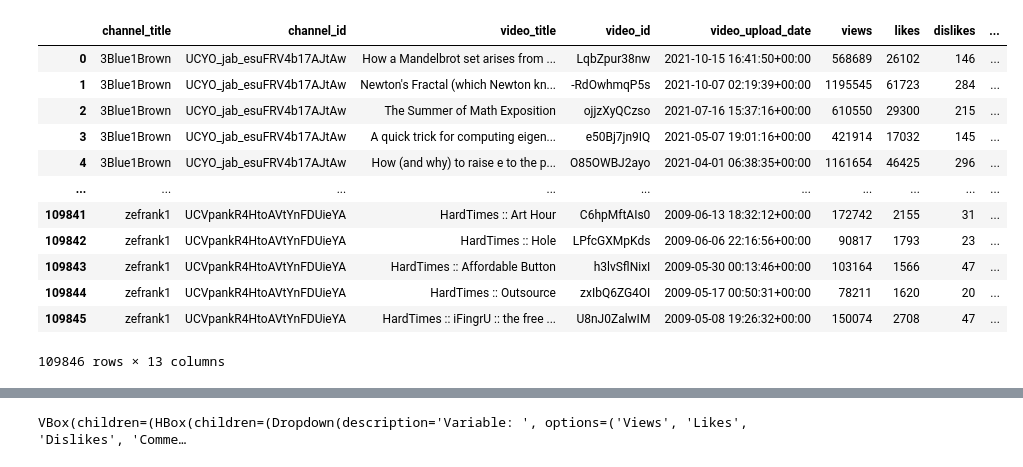
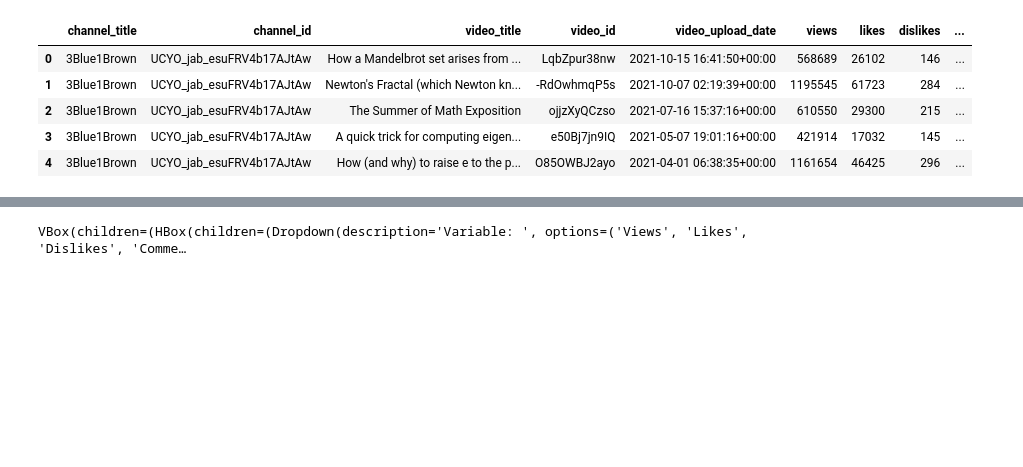
Before and after one commit to rafael747cardoso/Youtube_Stats, a Jupyter notebook: Data_analysis.ipynb, the cells around one changed output, grey strips where cells are left out. Cells and saved outputs as stored; diff of their text form; code cells hidden in the pictures; blank space fills up the shorter version.

```diff
--- a/Data_analysis.ipynb
+++ b/Data_analysis.ipynb
@@ -15,19 +15,12 @@ pd.set_option("display.max_rows", 300)
 # Read the data:
 df_videos = pd.read_csv("data/videos_data.csv", sep = ";")
 # %%
-df_videos
+df_videos.head(5)
 # %% [output]
 |  | channel_title | channel_id | video_title | video_id | video_upload_date | views | likes | dislikes | ... |
 | 0 | 3Blue1Brown | UCYO_jab_esuFRV4b17AJtAw | How a Mandelbrot set arises from ... | LqbZpur38nw | 2021-10-15 16:41:50+00:00 | 568689 | 26102 | 146 | ... |
 | 1 | 3Blue1Brown | UCYO_jab_esuFRV4b17AJtAw | Newton's Fractal (which Newton kn... | -RdOwhmqP5s | 2021-10-07 02:19:39+00:00 | 1195545 | 61723 | 284 | ... |
 | 2 | 3Blue1Brown | UCYO_jab_esuFRV4b17AJtAw | The Summer of Math Exposition | ojjzXyQCzso | 2021-07-16 15:37:16+00:00 | 610550 | 29300 | 215 | ... |
 | 3 | 3Blue1Brown | UCYO_jab_esuFRV4b17AJtAw | A quick trick for computing eigen... | e50Bj7jn9IQ | 2021-05-07 19:01:16+00:00 | 421914 | 17032 | 145 | ... |
 | 4 | 3Blue1Brown | UCYO_jab_esuFRV4b17AJtAw | How (and why) to raise e to the p... | O85OWBJ2ayo | 2021-04-01 06:38:35+00:00 | 1161654 | 46425 | 296 | ... |
-| ... | ... | ... | ... | ... | ... | ... | ... | ... | ... |
-| 109841 | zefrank1 | UCVpankR4HtoAVtYnFDUieYA | HardTimes :: Art Hour | C6hpMftAIs0 | 2009-06-13 18:32:12+00:00 | 172742 | 2155 | 31 | ... |
-| 109842 | zefrank1 | UCVpankR4HtoAVtYnFDUieYA | HardTimes :: Hole | LPfcGXMpKds | 2009-06-06 22:16:56+00:00 | 90817 | 1793 | 23 | ... |
-| 109843 | zefrank1 | UCVpankR4HtoAVtYnFDUieYA | HardTimes :: Affordable Button | h3lvSflNixI | 2009-05-30 00:13:46+00:00 | 103164 | 1566 | 47 | ... |
-| 109844 | zefrank1 | UCVpankR4HtoAVtYnFDUieYA | HardTimes :: Outsource | zxIbQ6ZG4OI | 2009-05-17 00:50:31+00:00 | 78211 | 1620 | 20 | ... |
-| 109845 | zefrank1 | UCVpankR4HtoAVtYnFDUieYA | HardTimes :: iFingrU :: the free ... | U8nJ0ZalwIM | 2009-05-08 19:26:32+00:00 | 150074 | 2708 | 47 | ... |
-109846 rows × 13 columns
 # %%
```
Also changed, not shown: parts of 7 cells of this notebook.
